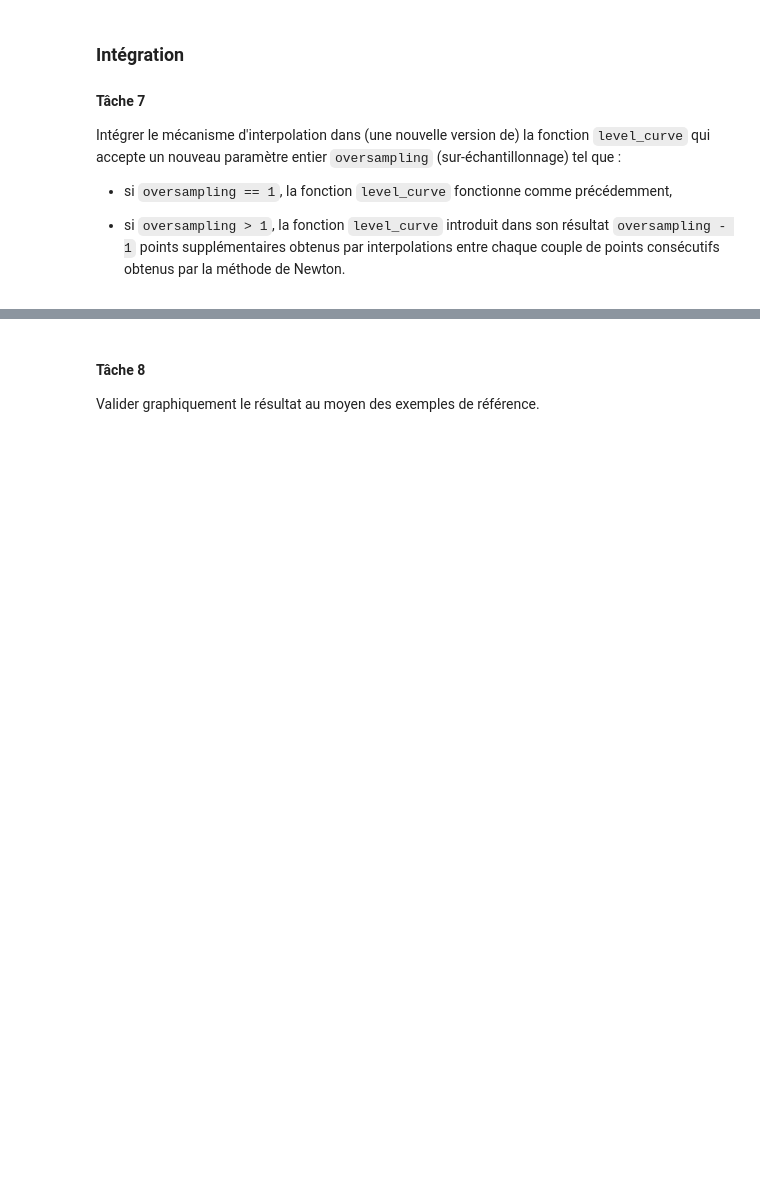
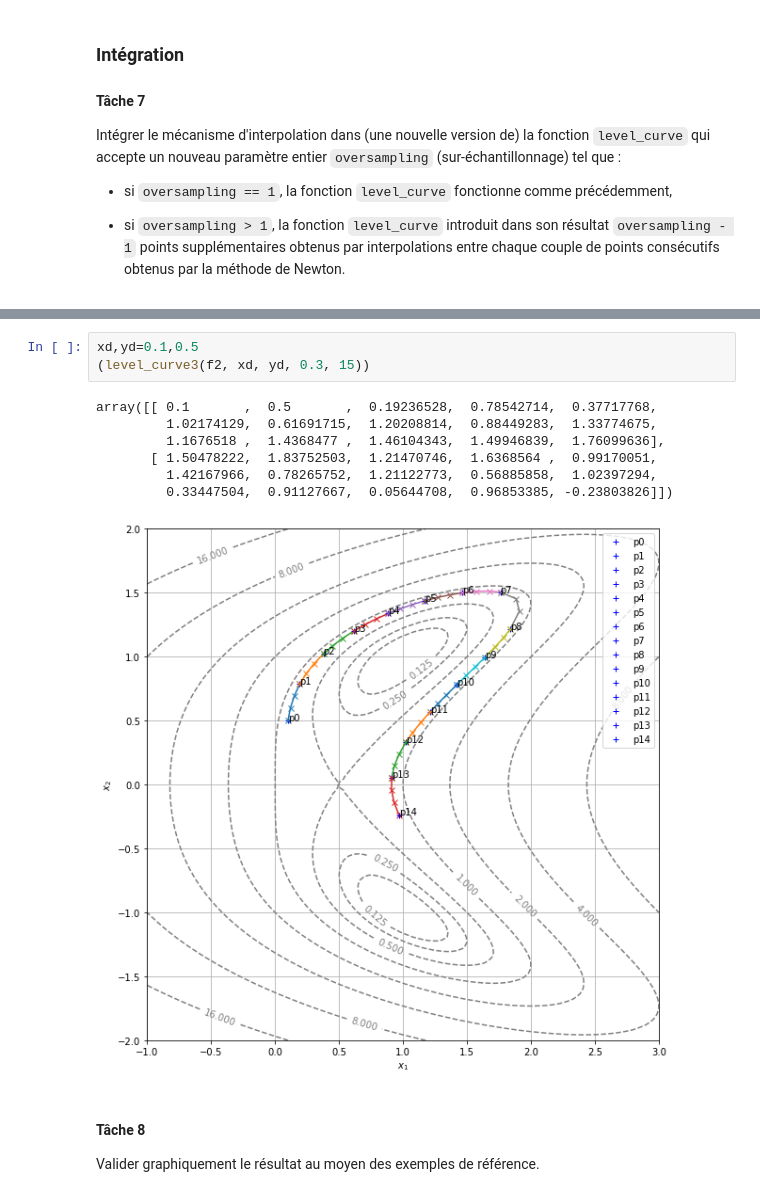
Before and after one commit to florian6973/courbes-de-niveau, a Jupyter notebook: Courbes de niveau - Enoncé.ipynb, the cells around one changed output, grey strips where cells are left out. Cells and saved outputs as stored; diff of their text form; blank space fills up the shorter version.

```diff
--- a/Courbes de niveau - Enoncé.ipynb
+++ b/Courbes de niveau - Enoncé.ipynb
@@ -549,3 +604,14 @@ Intégrer le mécanisme d'interpolation dans (une nouvelle version de) la foncti
+# %%
+xd,yd=0.1,0.5
+(level_curve3(f2, xd, yd, 0.3, 15))
+# %% [output]
+array([[ 0.1       ,  0.5       ,  0.19236528,  0.78542714,  0.37717768,
+         1.02174129,  0.61691715,  1.20208814,  0.88449283,  1.33774675,
+         1.1676518 ,  1.4368477 ,  1.46104343,  1.49946839,  1.76099636],
+       [ 1.50478222,  1.83752503,  1.21470746,  1.6368564 ,  0.99170051,
+         1.42167966,  0.78265752,  1.21122773,  0.56885858,  1.02397294,
+         0.33447504,  0.91127667,  0.05644708,  0.96853385, -0.23803826]])
+[figure, added]
 # %% [markdown]
 #### Tâche 8
 
```
Also changed, not shown: parts of 3 cells of this notebook.
